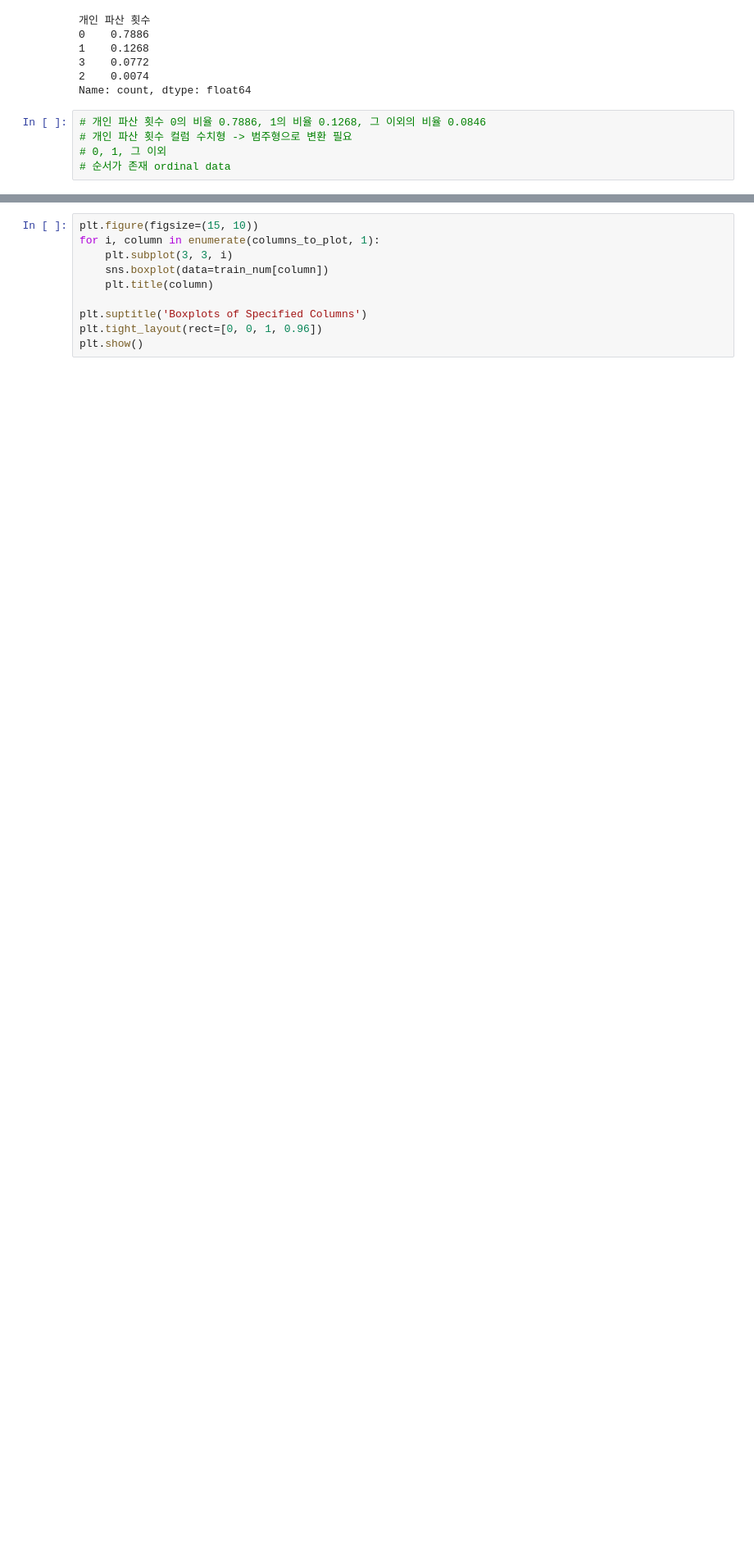
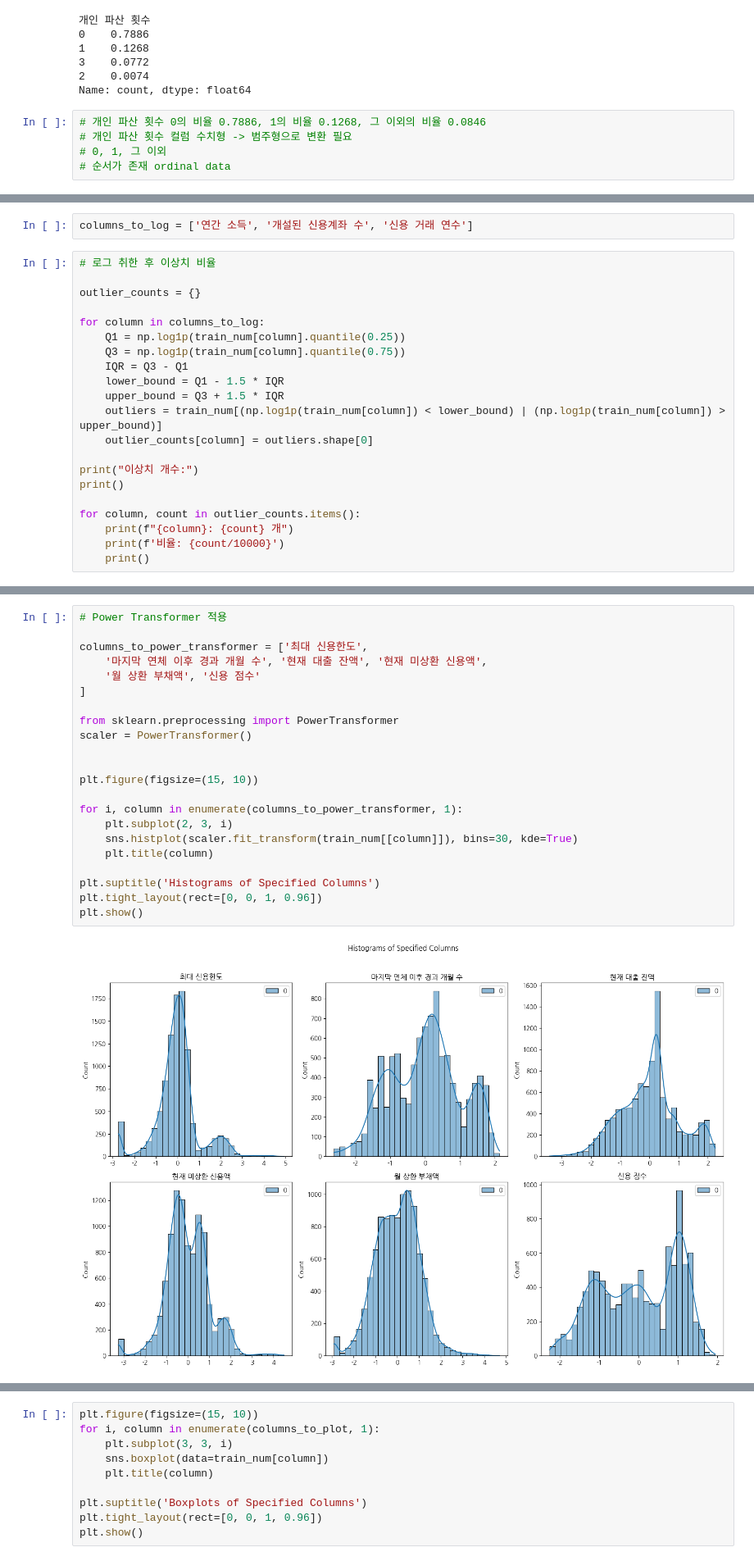
Before and after one commit to yuuunong/prediction-of-default, a Jupyter notebook: EDA1.ipynb, the cells around one changed output, grey strips where cells are left out. Shown at 82% size. Saved outputs shown, nothing was run; the diff lists cells and outputs as text; blank space fills up the shorter version.

```diff
--- a/EDA1.ipynb
+++ b/EDA1.ipynb
@@ -212,0 +206,23 @@ plt.show()
+# %%
+columns_to_log = ['연간 소득', '개설된 신용계좌 수', '신용 거래 연수']
+# %%
+# 로그 취한 후 이상치 비율
+
+outlier_counts = {}
+
+for column in columns_to_log:
+    Q1 = np.log1p(train_num[column].quantile(0.25))
+    Q3 = np.log1p(train_num[column].quantile(0.75))
+    IQR = Q3 - Q1
+    lower_bound = Q1 - 1.5 * IQR
+    upper_bound = Q3 + 1.5 * IQR
+    outliers = train_num[(np.log1p(train_num[column]) < lower_bound) | (np.log1p(train_num[column]) > upper_bound)]
+    outlier_counts[column] = outliers.shape[0]
+
+print("이상치 개수:")
+print()
+
+for column, count in outlier_counts.items():
+    print(f"{column}: {count} 개")
+    print(f'비율: {count/10000}')
+    print()
@@ -212,0 +242,24 @@ plt.show()
+# %%
+# Power Transformer 적용
+
+columns_to_power_transformer = ['최대 신용한도',
+    '마지막 연체 이후 경과 개월 수', '현재 대출 잔액', '현재 미상환 신용액',
+    '월 상환 부채액', '신용 점수'
+]
+
+from sklearn.preprocessing import PowerTransformer
+scaler = PowerTransformer()
+
+
+plt.figure(figsize=(15, 10))
+
+for i, column in enumerate(columns_to_power_transformer, 1):
+    plt.subplot(2, 3, i)
+    sns.histplot(scaler.fit_transform(train_num[[column]]), bins=30, kde=True)
+    plt.title(column)
+
+plt.suptitle('Histograms of Specified Columns')
+plt.tight_layout(rect=[0, 0, 1, 0.96])
+plt.show()
+# %% [output]
+[figure, added]
```
Also changed, not shown: parts of 14 cells of this notebook.
